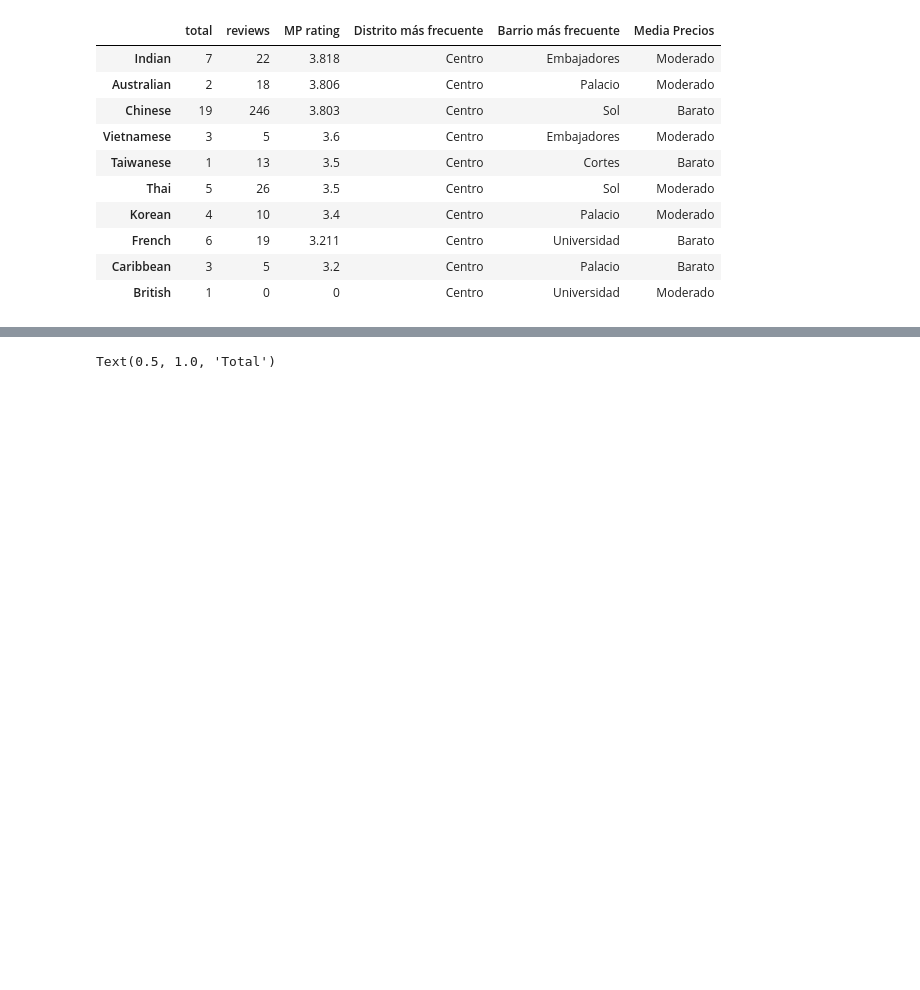
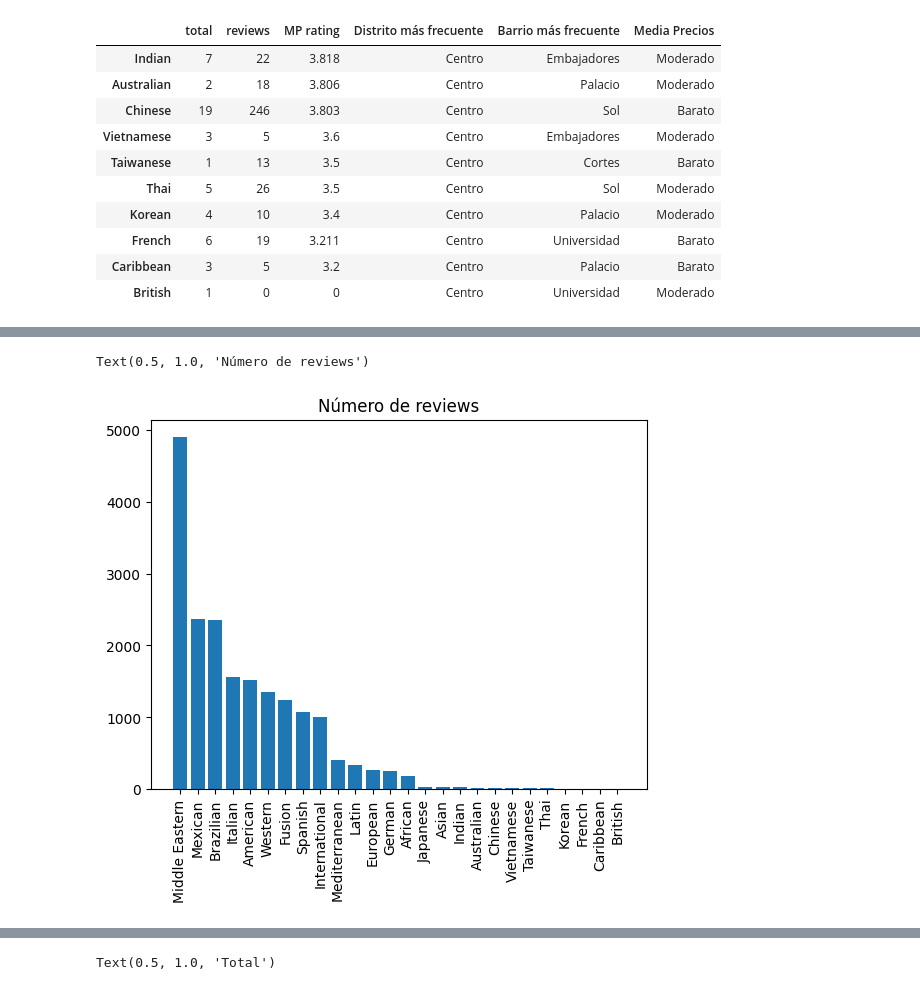
Before and after one commit to anton-p0g/ProyectoWebScrapping, a Jupyter notebook: parte2/top tipos de restaurantes/top_tipos_restuarantes.ipynb, the cells around one changed output, grey strips where cells are left out. Drawn from its saved outputs; the diff is of its cells as text; code cells hidden in the pictures; blank space fills up the shorter version.

```diff
--- a/parte2/top tipos de restaurantes/top_tipos_restuarantes.ipynb
+++ b/parte2/top tipos de restaurantes/top_tipos_restuarantes.ipynb
@@ -209,3 +211,10 @@ plt.bar(total_tipos_ordenados.index, total_tipos_ordenados["total"])
+# %%
+plt.xticks(rotation=90)
+plt.bar(total_rating_ordenados.index, total_reviews_ordenados["reviews"])
+plt.title("Número de reviews")
+# %% [output]
+Text(0.5, 1.0, 'Número de reviews')
+[figure, added]
 # %%
 barrios = df_def["Barrio más frecuente"].value_counts()
 plt.xticks(rotation=90)
```
Also changed, not shown: parts of 3 cells of this notebook.
